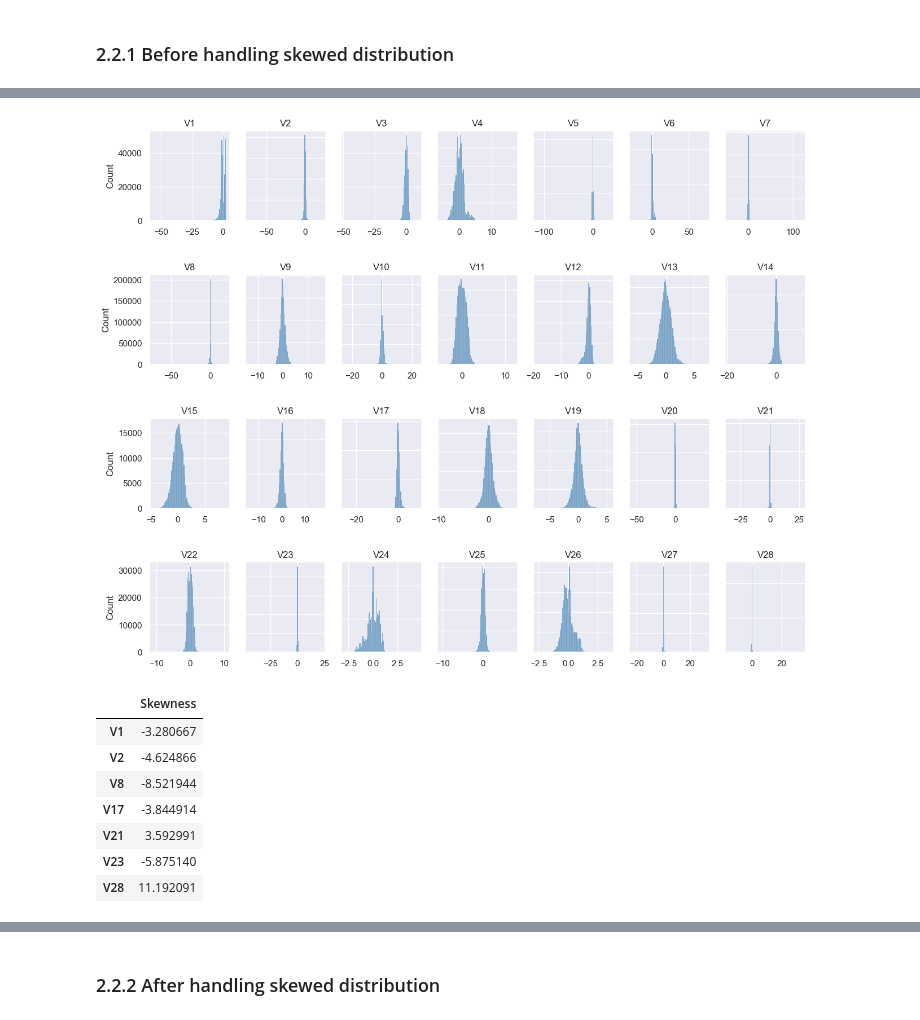
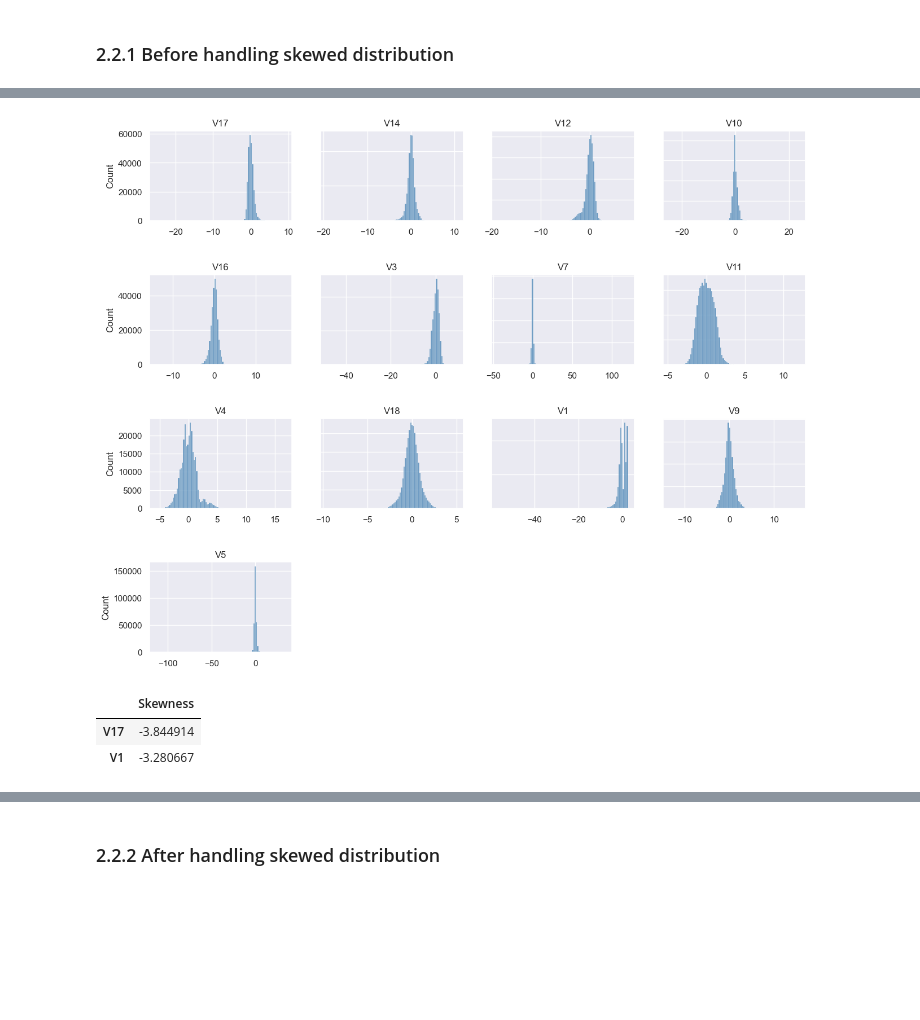
Before and after one commit to TheKienLe/ML_credit_card_fraud_detection, a Jupyter notebook: Thesis.ipynb, the cells around one changed output, grey strips where cells are left out. Saved outputs shown, nothing was run; the diff lists cells and outputs as text; code cells hidden in the pictures; blank space fills up the shorter version.

```diff
--- a/Thesis.ipynb
+++ b/Thesis.ipynb
@@ -254,0 +457,4 @@ def bf_af_comparison(dict_score_bf, dict_score_af, score='AUC', hue="Sampling",
+# %%
+data.drop(columns="Amount", inplace=True)
+X = data.iloc[:, :-1].values
+X.shape
@@ -254,0 +796,19 @@ def bf_af_comparison(dict_score_bf, dict_score_af, score='AUC', hue="Sampling",
+# %%
+df_best_feat_score = pd.read_csv('df_best_feat_score')
+feat_selected = pd.read_csv("feat_selected.csv")
+feat_selected.drop('Unnamed: 0', axis=1, inplace=True)
+df_feat_selected = feat_selected
+
+mask = df_corr['Correlation']>0.03
+subset_columns = df_corr.Feature[mask].values
+count = df_feat_selected['13'].apply(pd.Series).stack().value_counts()
+count = count.sort_values(ascending=False)
+df_count = pd.DataFrame(count.reset_index())
+df_count.rename(columns={'index': 'Feature index', 0: 'Frequency'}, inplace=True)
+
+df_count.iloc[0,0]
+feature = df_count.iloc[0,0][1:-1].split(',')
+list_feat = [int(feat.strip()) for feat in feature]
+print(list_feat)
+
+X = data.loc[:, subset_columns[list_feat]].values
@@ -299,42 +828,37 @@ dtype: float64
 # %%
 import matplotlib.pyplot as plt
 import seaborn as sns
 
 plt.figure(figsize=(15, 12))
 
 
-for index_col, val_col in enumerate(data.loc[:, 'V1':'V28']):
-    ax = plt.subplot(4, 7, index_col + 1)
+for index_col, val_col in enumerate(data.loc[:, subset_columns]):
+    ax = plt.subplot(4, 4, index_col + 1)
 
     sns.histplot(data[val_col].values, bins=100, color='steelblue')
-    plt.title(f'V{index_col + 1}')
+    plt.title(f'{val_col}')
 
-    if index_col % 7 != 0:
+    if index_col % 4 != 0:
         ax.set(yticklabels=[])
         ax.set(ylabel='')
 
 # Adjust spacing between subplots if necessary
 plt.subplots_adjust(hspace=0.6)
 
 # Show the plot
 plt.show()
 # %% [output]
-[figure, old version]
+[figure, new version]
 # %%
-df_data_unknown = data.drop(["Amount","Time","Class"],axis=1)
+df_data_unknown = data.loc[:, subset_columns]
 
 df_skewness = df_data_unknown.skew()
 df_skewness = pd.DataFrame(df_skewness[abs(df_skewness)>3], columns=["Skewness"])
 df_skewness
 # %% [output]
 |  | Skewness |
+| V17 | -3.844914 |
 | V1 | -3.280667 |
-| V2 | -4.624866 |
-| V8 | -8.521944 |
-| V17 | -3.844914 |
-| V21 | 3.592991 |
-| V23 | -5.875140 |
-| V28 | 11.192091 |
 # %%
 df_kurtosis = df_data_unknown.kurtosis()
 df_kurtosis = pd.DataFrame(df_kurtosis[abs(df_kurtosis)>10], columns=["Kurtosis"])
```
Also changed, not shown: parts of 144 cells of this notebook.
